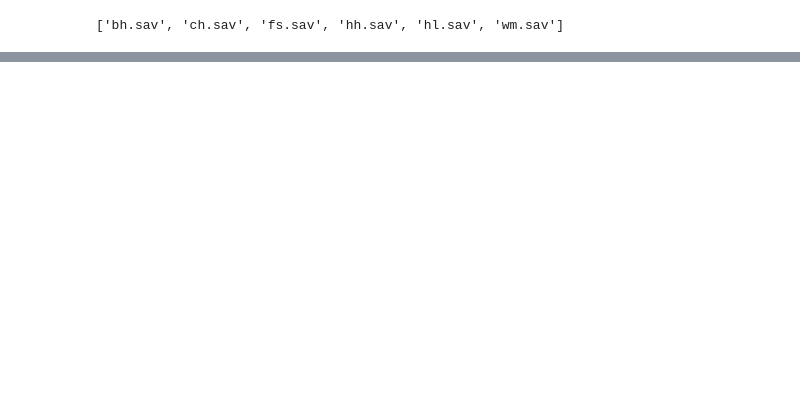
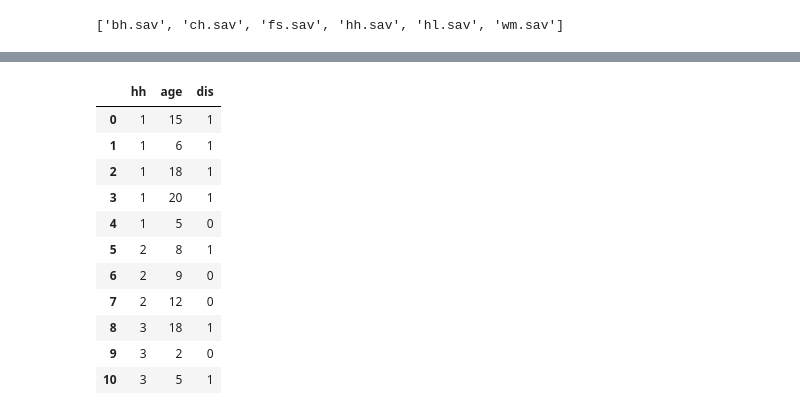
Before and after one commit to raffi1974/MICS, a Jupyter notebook: MICS_Palestine.ipynb, the cells around one changed output, grey strips where cells are left out. Cells and saved outputs as stored; diff of their text form; code cells hidden in the pictures; blank space fills up the shorter version.

```diff
--- a/MICS_Palestine.ipynb
+++ b/MICS_Palestine.ipynb
@@ -74,0 +406,17 @@ def process_data_wm():
+# %%
+tst=pd.read_excel('C:/Users/511232/Desktop/Book1.xlsx')
+l=list(tst.loc[(tst['age']>=15)&(tst['dis']==1),'hh'].unique())
+tst
+# %% [output]
+|  | hh | age | dis |
+| 0 | 1 | 15 | 1 |
+| 1 | 1 | 6 | 1 |
+| 2 | 1 | 18 | 1 |
+| 3 | 1 | 20 | 1 |
+| 4 | 1 | 5 | 0 |
+| 5 | 2 | 8 | 1 |
+| 6 | 2 | 9 | 0 |
+| 7 | 2 | 12 | 0 |
+| 8 | 3 | 18 | 1 |
+| 9 | 3 | 2 | 0 |
+| 10 | 3 | 5 | 1 |
```
Also changed, not shown: parts of 43 cells of this notebook.
